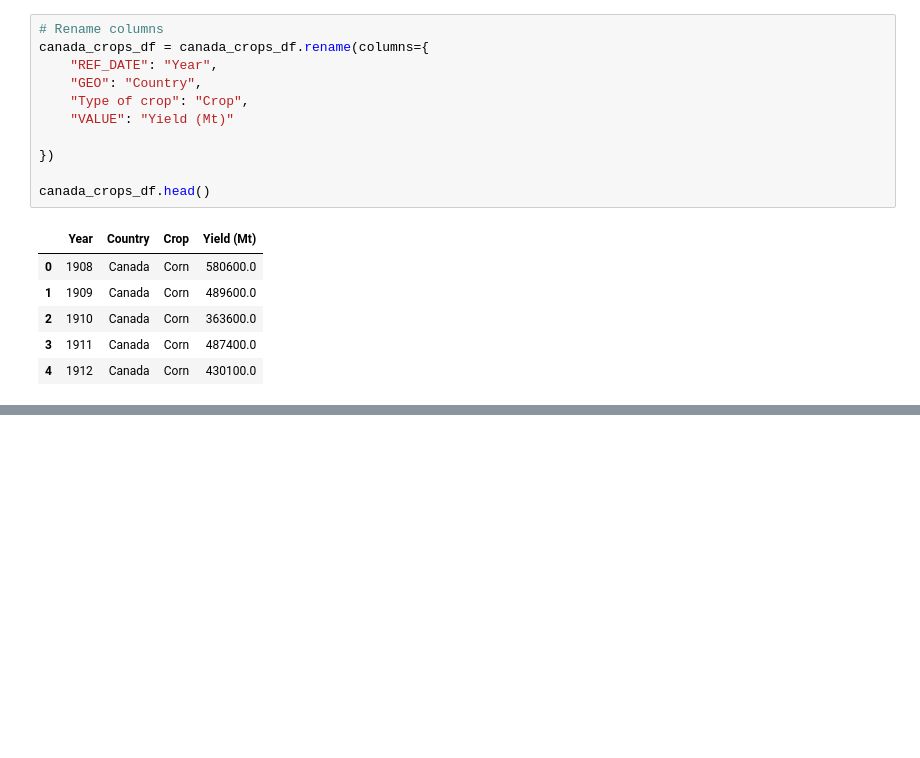
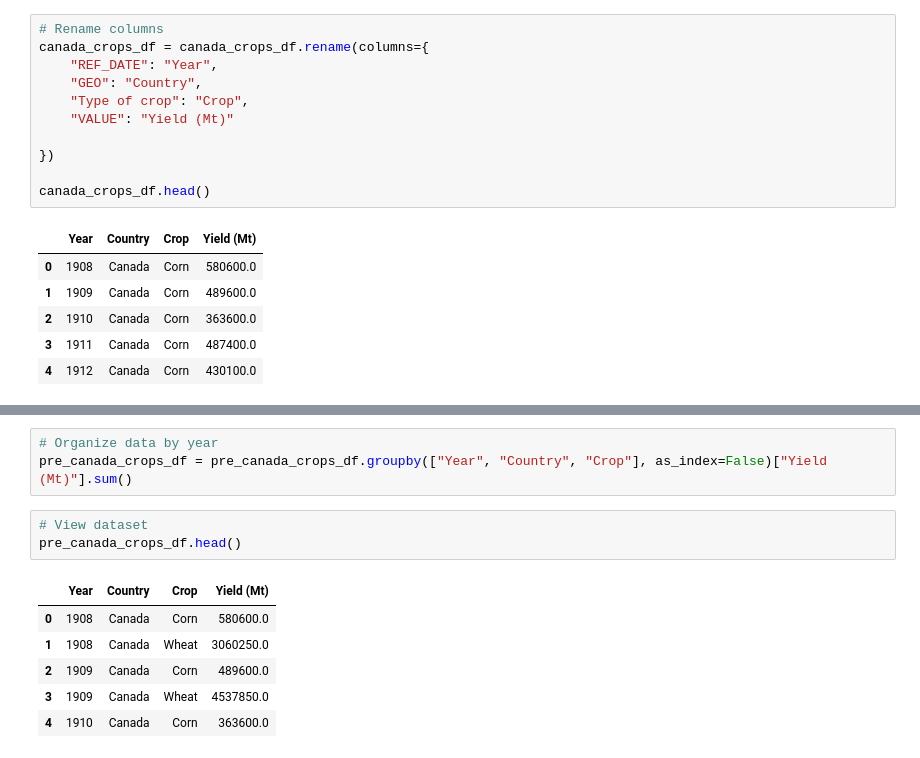
Before and after one commit to nickbartram/climate_agriculture_impact, a Jupyter notebook: crop_data.ipynb, the cells around one changed output, grey strips where cells are left out. Saved outputs shown, nothing was run; the diff lists cells and outputs as text; blank space fills up the shorter version.

```diff
--- a/crop_data.ipynb
+++ b/crop_data.ipynb
@@ -137,0 +169,13 @@ canada_crops_df.head()
+# %%
+# Organize data by year
+pre_canada_crops_df = pre_canada_crops_df.groupby(["Year", "Country", "Crop"], as_index=False)["Yield (Mt)"].sum()
+# %%
+# View dataset
+pre_canada_crops_df.head()
+# %% [output]
+|  | Year | Country | Crop | Yield (Mt) |
+| 0 | 1908 | Canada | Corn | 580600.0 |
+| 1 | 1908 | Canada | Wheat | 3060250.0 |
+| 2 | 1909 | Canada | Corn | 489600.0 |
+| 3 | 1909 | Canada | Wheat | 4537850.0 |
+| 4 | 1910 | Canada | Corn | 363600.0 |
```
Also changed, not shown: parts of 13 cells of this notebook.
